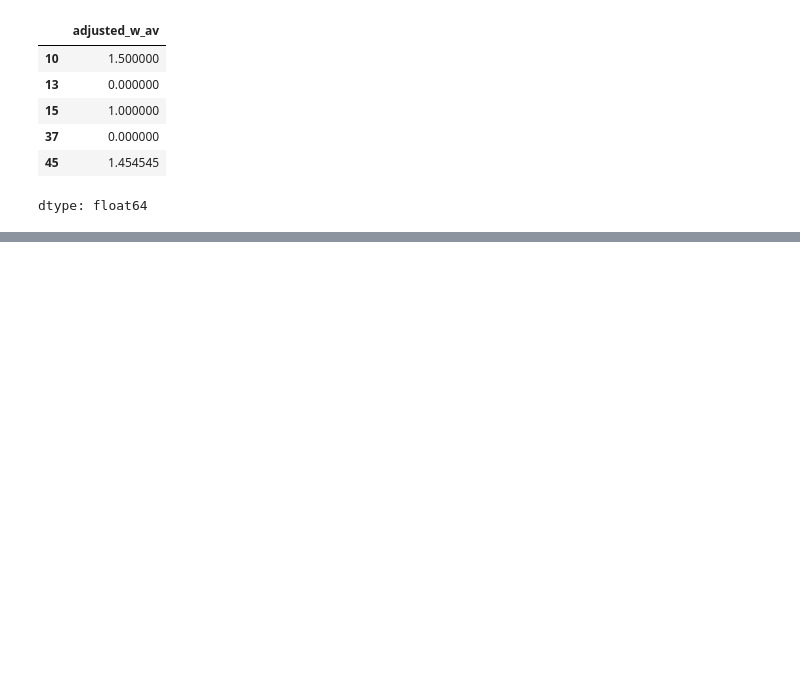
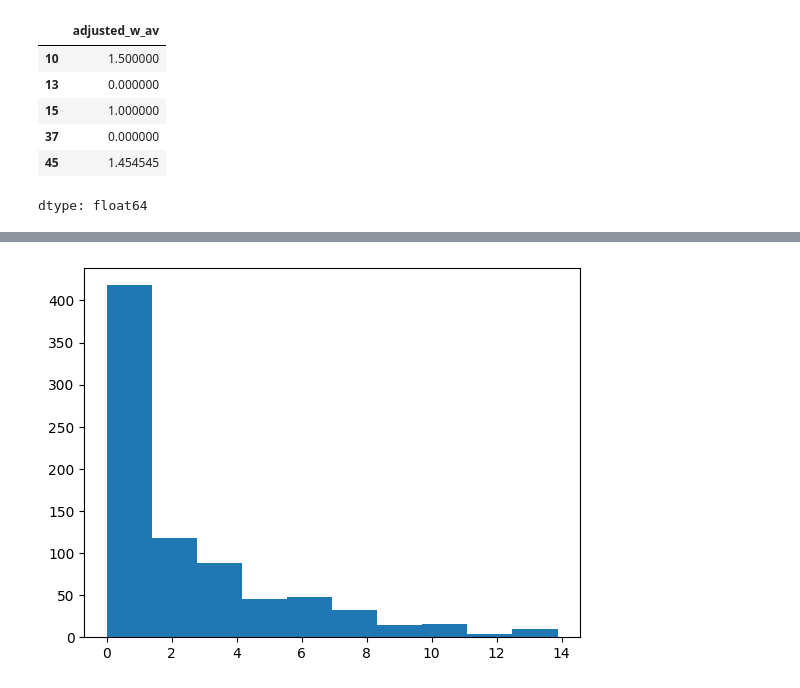
Before and after one commit to SU-IST707-SP26/group-project-big-brains-and-nathan, a Jupyter notebook: data/Initial_Modeling_IST_707_Final_Project.ipynb, the cells around one changed output, grey strips where cells are left out. Saved outputs shown, nothing was run; the diff lists cells and outputs as text; code cells hidden in the pictures; blank space fills up the shorter version.

```diff
--- a/data/Initial_Modeling_IST_707_Final_Project.ipynb
+++ b/data/Initial_Modeling_IST_707_Final_Project.ipynb
@@ -2013,0 +2155,23 @@ print(f"CatBoost RMSE:      {root_mean_squared_error(y_test, cb_preds):.4f}")
+# %%
+# Training Catboost on entire Training Data
+
+best_cb = CatBoostRegressor(
+    # iterations=study.best_params['iterations'],
+    # depth=study.best_params['depth'],
+    # learning_rate=study.best_params['learning_rate'],
+    # l2_leaf_reg=study.best_params['l2_leaf_reg'],
+    # bagging_temperature=study.best_params['bagging_temperature'],
+    **study.best_params,
+    loss_function=GammaObjective(),
+    eval_metric=GammaRMSEMetric(),
+    verbose=0
+)
+
+
+best_cb.fit(X, (y + 1), cat_features=cat_features_list)
+
+# Creating Prediction wrapper for catboost predictions
+
+def catboost_predict(X_pred_df):
+  cb_preds = np.expm1(best_cb.predict(X_pred_df))
+  return cb_preds
@@ -2013,0 +2505,14 @@ print(f"CatBoost RMSE:      {root_mean_squared_error(y_test, cb_preds):.4f}")
+# %%
+params_for_catboost = dict(study_cb_tweedie.best_params) # Create a copy
+var_power_val = params_for_catboost.pop('var_power') # Pop from the copy
+
+best_cb = CatBoostRegressor(
+    **params_for_catboost, # Unpack the dictionary without 'var_power'
+    loss_function=f'Tweedie:variance_power={var_power_val}',
+    eval_metric='RMSE',
+    verbose=0,
+    random_state = 42 # Add random_state for reproducibility
+)
+
+
+best_cb.fit(X, y, cat_features=cat_features_list)
@@ -2013,0 +2551,5 @@ print(f"CatBoost RMSE:      {root_mean_squared_error(y_test, cb_preds):.4f}")
+# %%
+plt.hist(np.array(y))
+plt.show()
+# %% [output]
+[figure, added]
```
Also changed, not shown: parts of 44 cells of this notebook.
